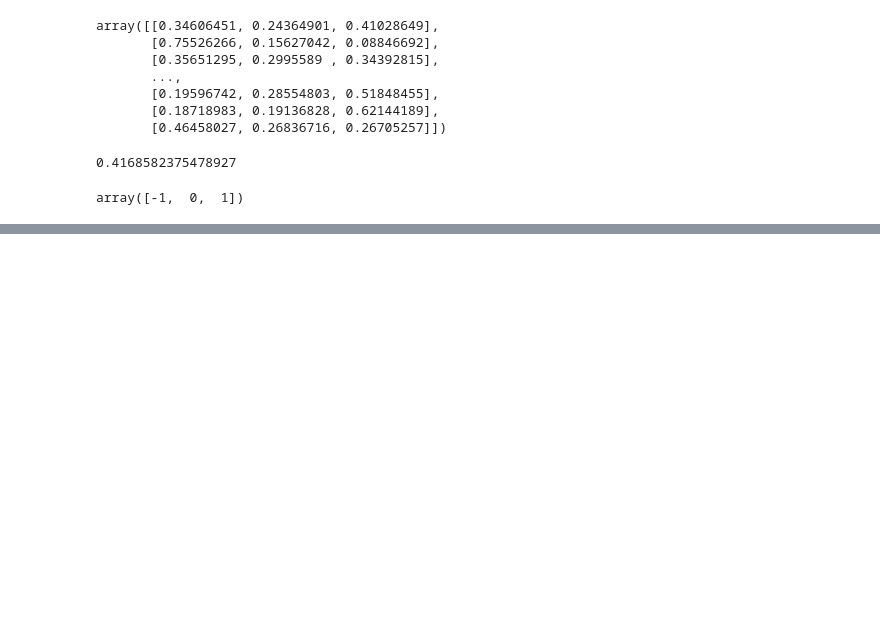
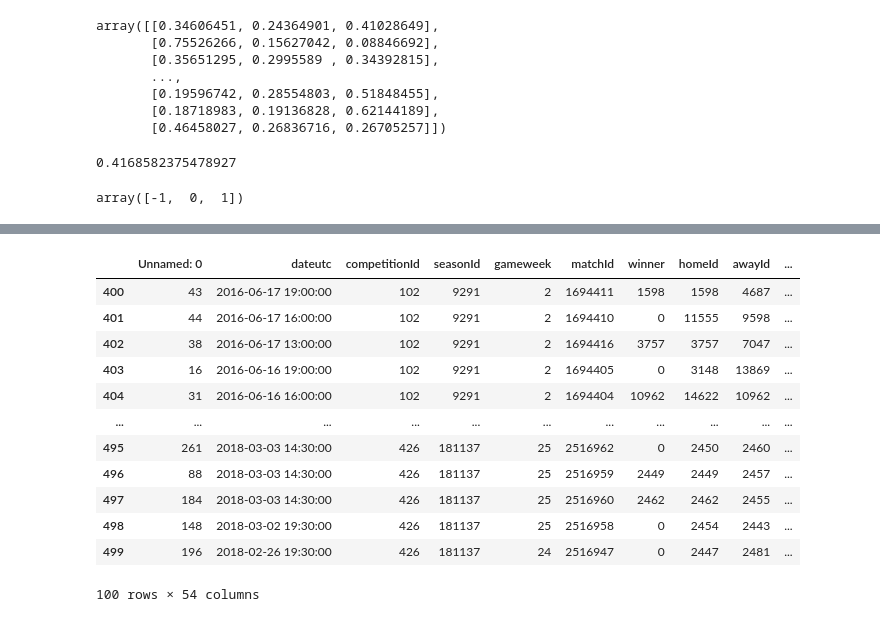
Before and after one commit to jotanavarrete/goalguru, a Jupyter notebook: notebooks/juan/soccer_model_training.ipynb, the cells around one changed output, grey strips where cells are left out. Cells and saved outputs as stored; diff of their text form; code cells hidden in the pictures; blank space fills up the shorter version.

```diff
--- a/notebooks/juan/soccer_model_training.ipynb
+++ b/notebooks/juan/soccer_model_training.ipynb
@@ -475,0 +439,18 @@ get_matches(524,181248,38)
+# %%
+matches_cleaned['homeTeam'] = matches_cleaned['homeTeam'].apply(lambda x: x.encode().decode('unicode_escape'))
+# %%
+matches_cleaned[400:500]
+# %% [output]
+|  | Unnamed: 0 | dateutc | competitionId | seasonId | gameweek | matchId | winner | homeId | awayId | ... |
+| 400 | 43 | 2016-06-17 19:00:00 | 102 | 9291 | 2 | 1694411 | 1598 | 1598 | 4687 | ... |
+| 401 | 44 | 2016-06-17 16:00:00 | 102 | 9291 | 2 | 1694410 | 0 | 11555 | 9598 | ... |
+| 402 | 38 | 2016-06-17 13:00:00 | 102 | 9291 | 2 | 1694416 | 3757 | 3757 | 7047 | ... |
+| 403 | 16 | 2016-06-16 19:00:00 | 102 | 9291 | 2 | 1694405 | 0 | 3148 | 13869 | ... |
+| 404 | 31 | 2016-06-16 16:00:00 | 102 | 9291 | 2 | 1694404 | 10962 | 14622 | 10962 | ... |
+| ... | ... | ... | ... | ... | ... | ... | ... | ... | ... | ... |
+| 495 | 261 | 2018-03-03 14:30:00 | 426 | 181137 | 25 | 2516962 | 0 | 2450 | 2460 | ... |
+| 496 | 88 | 2018-03-03 14:30:00 | 426 | 181137 | 25 | 2516959 | 2449 | 2449 | 2457 | ... |
+| 497 | 184 | 2018-03-03 14:30:00 | 426 | 181137 | 25 | 2516960 | 2462 | 2462 | 2455 | ... |
+| 498 | 148 | 2018-03-02 19:30:00 | 426 | 181137 | 25 | 2516958 | 0 | 2454 | 2443 | ... |
+| 499 | 196 | 2018-02-26 19:30:00 | 426 | 181137 | 24 | 2516947 | 0 | 2447 | 2481 | ... |
+100 rows × 54 columns
```
Also changed, not shown: parts of 4 cells of this notebook, 6 other files.
